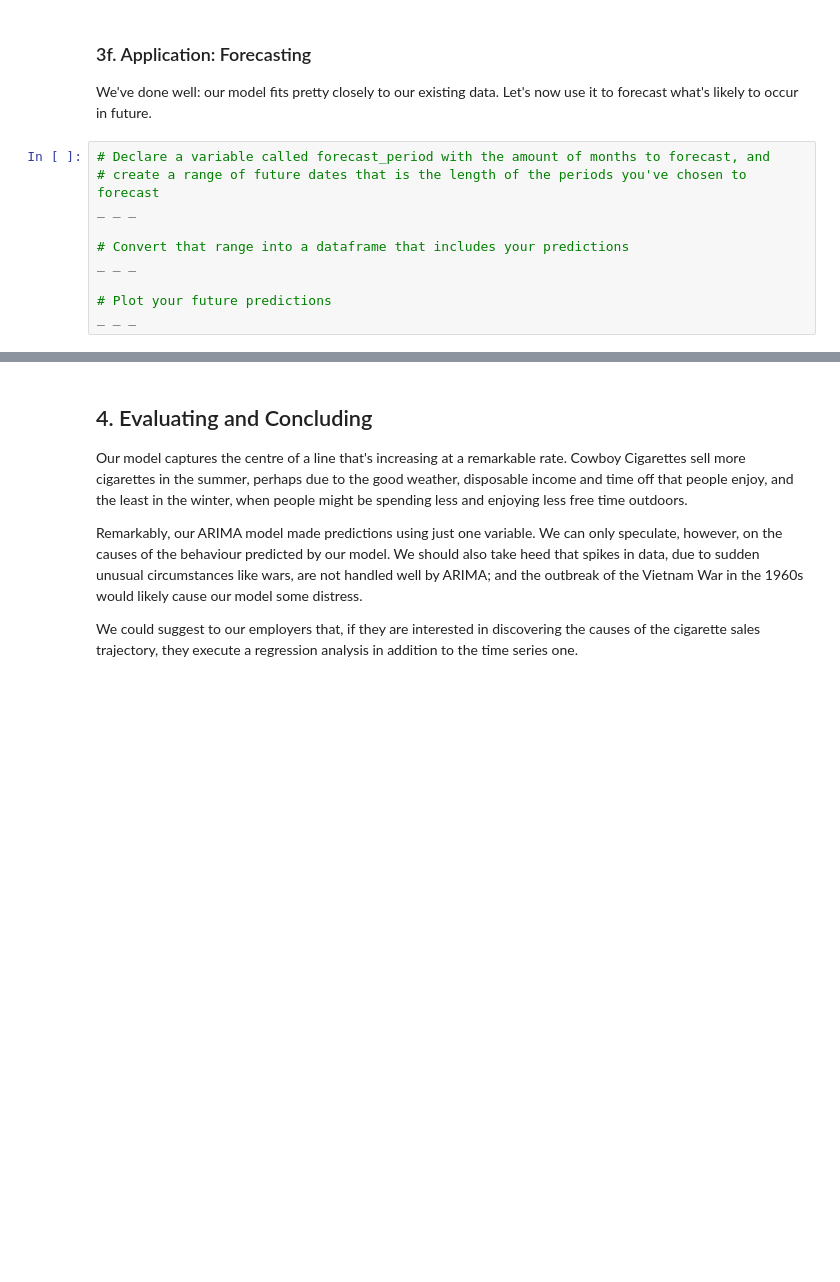
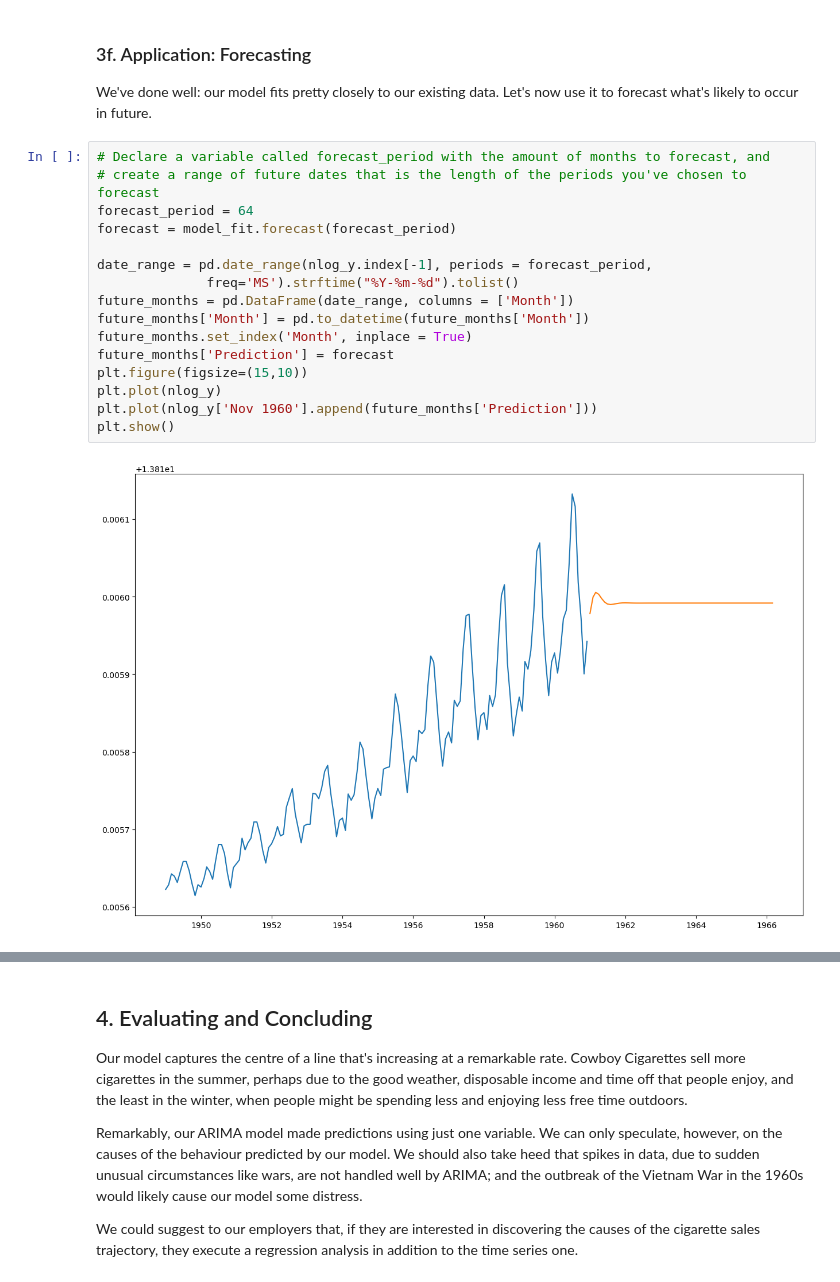
Before and after one commit to tennisvs/Springboard, a Jupyter notebook: Homework/Cowboys&CigrettesCaseStudy/Cowboy Cigarettes Case Study - Tier 3.ipynb, the cells around one changed output, grey strips where cells are left out. Cells and saved outputs as stored; diff of their text form; blank space fills up the shorter version.

```diff
--- a/Homework/Cowboys&CigrettesCaseStudy/Cowboy Cigarettes Case Study - Tier 3.ipynb
+++ b/Homework/Cowboys&CigrettesCaseStudy/Cowboy Cigarettes Case Study - Tier 3.ipynb
@@ -318,13 +385,21 @@ _ _ _
 ### 3f. Application: Forecasting
 
 We've done well: our model fits pretty closely to our existing data. Let's now use it to forecast what's likely to occur in future.
-# %%
-# Declare a variable called forecast_period with the amount of months to forecast, and
-# create a range of future dates that is the length of the periods you've chosen to forecast
-_ _ _
-
-# Convert that range into a dataframe that includes your predictions
-_ _ _
-
-# Plot your future predictions
-_ _ _
+# %%
+# Declare a variable called forecast_period with the amount of months to forecast, and
+# create a range of future dates that is the length of the periods you've chosen to forecast
+forecast_period = 64
+forecast = model_fit.forecast(forecast_period)
+
+date_range = pd.date_range(nlog_y.index[-1], periods = forecast_period,
+              freq='MS').strftime("%Y-%m-%d").tolist()
+future_months = pd.DataFrame(date_range, columns = ['Month'])
+future_months['Month'] = pd.to_datetime(future_months['Month'])
+future_months.set_index('Month', inplace = True)
+future_months['Prediction'] = forecast
+plt.figure(figsize=(15,10))
+plt.plot(nlog_y)
+plt.plot(nlog_y['Nov 1960'].append(future_months['Prediction']))
+plt.show()
+# %% [output]
+[figure, added]
```
Also changed, not shown: parts of 17 cells of this notebook.
